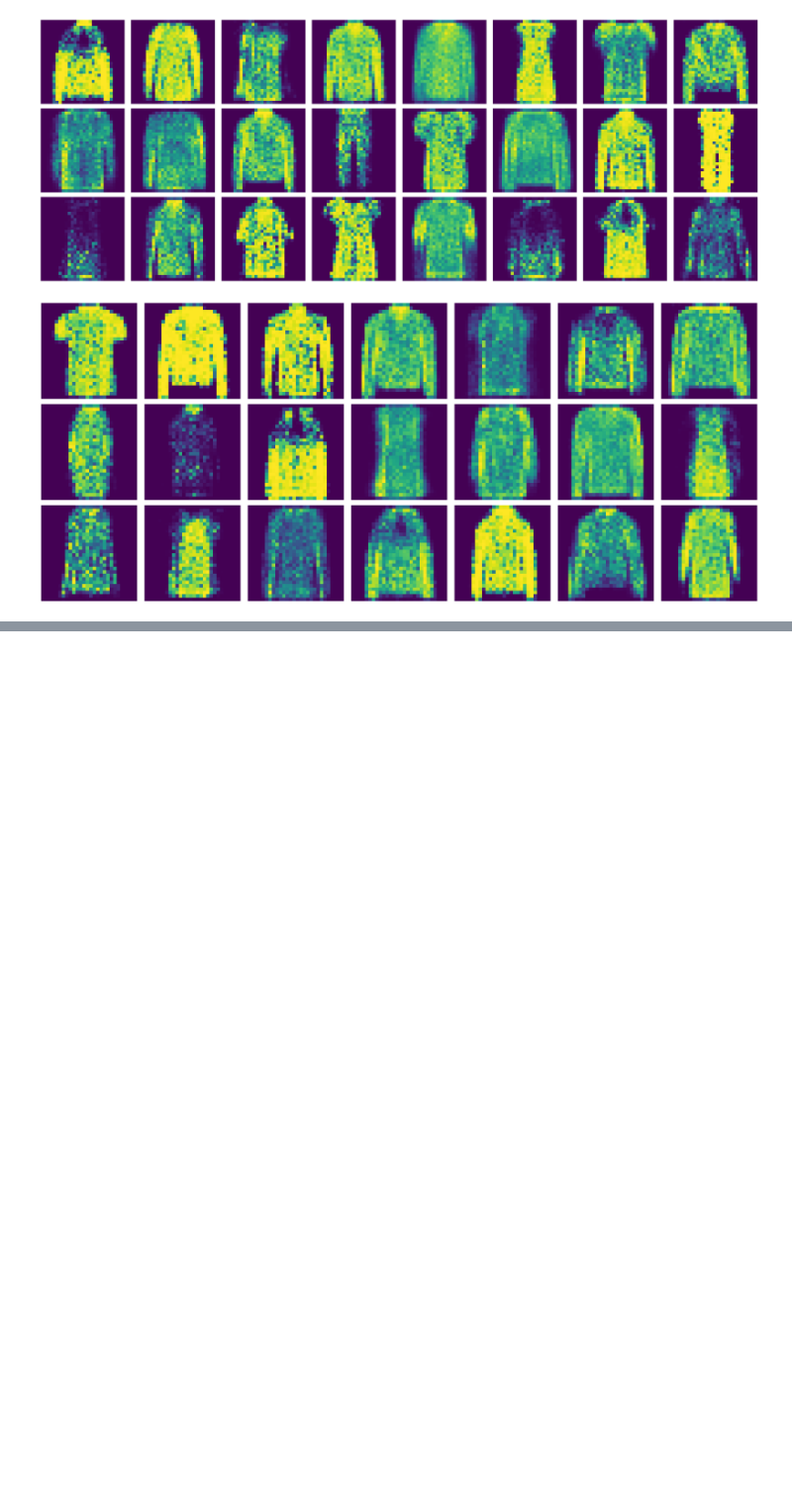
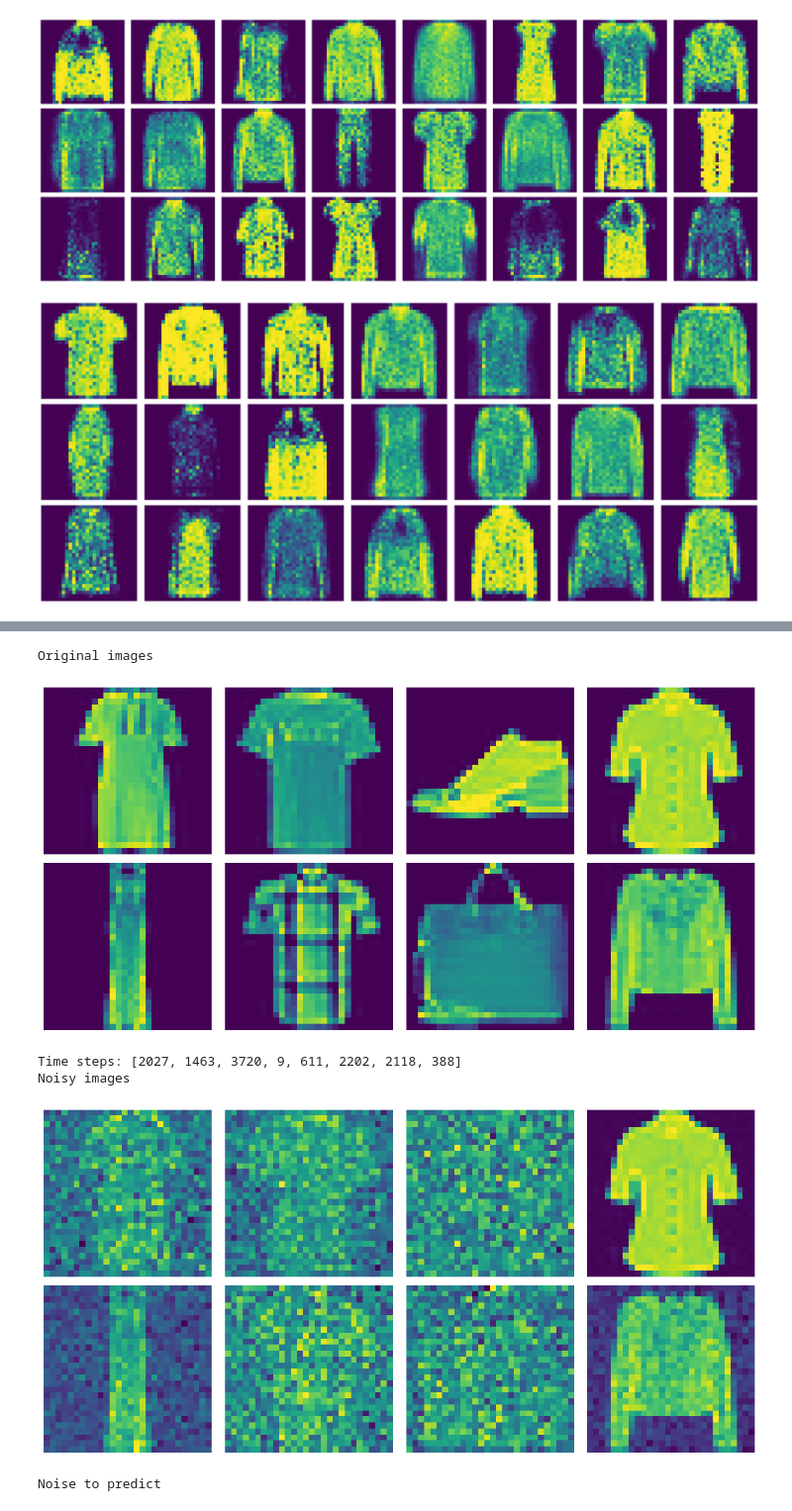
Before and after one commit to Portia-dot/Autoencoder-GANS-DiffusionModels, a Jupyter notebook: Autoencoder.ipynb, the cells around one changed output, grey strips where cells are left out. Shown at 99% size. Cells and saved outputs as stored; diff of their text form; code cells hidden in the pictures; blank space fills up the shorter version.

```diff
--- a/Autoencoder.ipynb
+++ b/Autoencoder.ipynb
@@ -1095,0 +1183,4 @@ plt.show()
+# %%
+class DiffusionSample(namedtuple('DiffusionSample', ['x_t', 't'])):
+    def to(self, device):
+        return DiffusionSample(self.x_t.to(device), self.t.to(device))
@@ -1095,0 +1189,47 @@ plt.show()
+# %%
+class DiffusionDataset:
+    def __init__(self, dataset):
+        self.dataset = dataset
+    def __getitem__(self, item):
+        x0, _ = self.dataset[item]
+        x0 = (x0 * 2) - 1
+        t = torch.randint(1, T+1, size= [1])
+        xt, eps = forward_diffusion(x0, t)
+        return DiffusionSample(xt, t), eps
+
+    def __len__(self):
+        return len(self.dataset)
+
+train_set = DiffusionDataset(train_data)
+train_loader = DataLoader(train_set, batch_size=32, shuffle=True)
+
+valid_set = DiffusionDataset(valid_data)
+valid_loader = DataLoader(valid_set, batch_size=32)
+# %%
+def original_image(sample, noise):
+    alpha_bars_t = torch.gather(alpha_bars, dim = 0, index = sample.t.squeeze(1))
+    alpha_bars_t = alpha_bars_t.view(-1, 1, 1, 1)
+    x0 = (sample.x_t - (1 - alpha_bars_t).sqrt() * noise) / alpha_bars_t.sqrt()
+    return torch.clamp((x0 + 1) / 2, 0, 1)
+# %%
+torch.manual_seed(42)
+sample, eps = next(iter(train_loader))  # get the first batch
+x0 = original_image(sample, eps).to(device)
+
+print("Original images")
+plot_multiple_images(x0[:8])
+plt.show()
+print("Time steps:", sample.t[:8].view(-1).tolist())
+print("Noisy images")
+plot_multiple_images(sample.x_t[:8])
+plt.show()
+print("Noise to predict")
+plot_multiple_images(eps[:8])
+plt.show()
+# %% [output]
+Original images
+[figure, added]
+Time steps: [2027, 1463, 3720, 9, 611, 2202, 2118, 388]
+Noisy images
+[figure, added]
+Noise to predict
```
Also changed, not shown: parts of 11 cells of this notebook.
